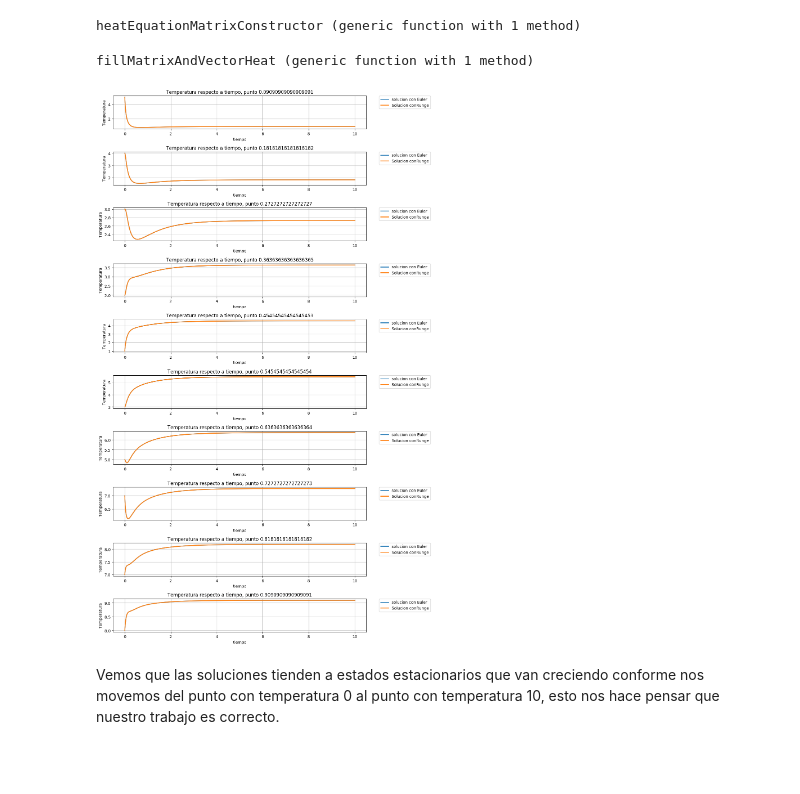
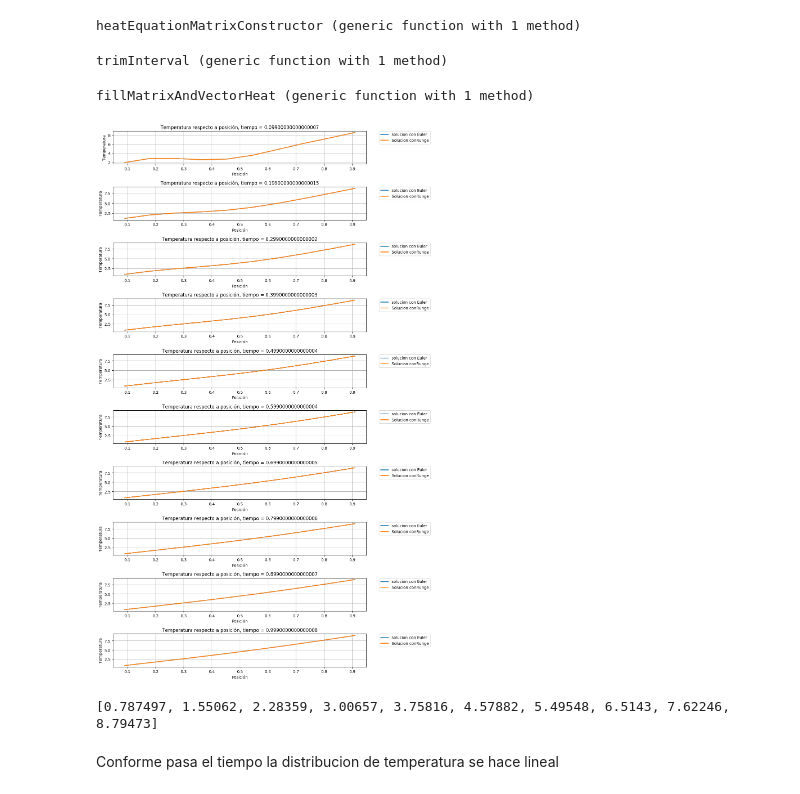
Before and after one commit to walup/Fisica_Computacional_Legaria_Pe-a, a Jupyter notebook: Tarea_20.ipynb, the cells around one changed output. Saved outputs shown, nothing was run; the diff lists cells and outputs as text; code cells hidden in the pictures; blank space fills up the shorter version.

```diff
--- a/Tarea_20.ipynb
+++ b/Tarea_20.ipynb
@@ -312,10 +312,20 @@ function heatEquationMatrixConstructor(boundary,x0,xf,numberOfPoints)
         fillMatrixAndVectorHeat(A,b,boundary,i,h,n-2)
     end
 
-    return [A,b,interval]
+    return [A,b,trimInterval(interval)]
 end
 # %% [output]
 heatEquationMatrixConstructor (generic function with 1 method)
+# %%
+function trimInterval(interval)
+   array = zeros(size(interval,1)-2)
+    for i in 1:size(interval,1)-2
+       array[i] = interval[i+1]
+    end
+    return array
+end
+# %% [output]
+trimInterval (generic function with 1 method)
 # %%
 function fillMatrixAndVectorHeat(A,b,boundary,i,h,n)
    #=Aqui por suerte solo hay tres casos=#
@@ -338,40 +348,41 @@ fillMatrixAndVectorHeat (generic function with 1 method)
 # %%
 #=Construimos la funcion que le pasaremos a Euler/Runge junto con las condiciones iniciales=#
 
 sol = heatEquationMatrixConstructor([0,10],0,1,12)
 f(x,t) = sol[1]*x -sol[2]
 #=Copiamos el arreglo de condiciones inciiales que nos dan=#
 condicionesIniciales = [5,4,3,2,1,3,5,7,7,8]
 #=importamos nuestra paqueteria=#
 push!(LOAD_PATH,pwd())
 import herramientas
 #=Resolvemos mediante Euler y RungeKutta=#
 using herramientas
-eulerSolucion = eulersMethod(f,0,10,condicionesIniciales,0.001)
-rungeSolucion = rungeKutta4(f,0,10,condicionesIniciales,0.001)
+eulerSolucion = eulersMethod(f,0,1,condicionesIniciales,0.001)
+rungeSolucion = rungeKutta4(f,0,1,condicionesIniciales,0.001)
 
 cordExtract(x,i) = x[i]
 
-using PyPlot
-plt = PyPlot
+increment = floor(size(eulerSolucion[1],1)/10)
+println(eulerSolucion[2][convert(Int,5*increment)])
+
+
+    using PyPlot
+    plt = PyPlot
     plt.figure(figsize=(10, 20))
     for i in 1:10
     plt.subplot(10,1,i)
-    plt.xlabel("tiempo")
+    plt.xlabel("Posición")
     plt.ylabel("Temperatura")
-    plt.title("Temperatura respecto a tiempo, punto $(sol[3][i+1])")
+    plt.title("Temperatura respecto a posición, tiempo = $(eulerSolucion[1][convert(Int,i*increment)])")
     plt.grid()
     plt.tight_layout()
-    plt.plot(eulerSolucion[1],cordExtract.(eulerSolucion[2],i),label ="solucion con Euler",linewidth =2)
-    plt.plot(rungeSolucion[1],cordExtract.(rungeSolucion[2],i),label = "Solucion conRunge",linewidth = 2)
+    plt.plot(sol[3],eulerSolucion[2][convert(Int,i*increment)],label ="solucion con Euler",linewidth =2)
+    plt.plot(sol[3],rungeSolucion[2][convert(Int,i*increment)],label = "Solucion conRunge",linewidth = 2)
       legend(bbox_to_anchor=[1.05,1],loc=2,borderaxespad=0)
     ax = gca()
-
-    # add new limits from 0 - 100ax = gca()
-
-    # add new limits from 0 - 100
 end
 # %% [output]
-[figure, old version]
+[figure, new version]
+[0.787497, 1.55062, 2.28359, 3.00657, 3.75816, 4.57882, 5.49548, 6.5143, 7.62246, 8.79473]
-# %% [markdown]
-Vemos que las soluciones tienden a estados estacionarios que van creciendo conforme nos movemos del punto con temperatura 0 al punto con temperatura 10, esto nos hace pensar que nuestro trabajo es correcto.
+# %% [markdown]
+Conforme pasa el tiempo la distribucion de temperatura se hace lineal
```
